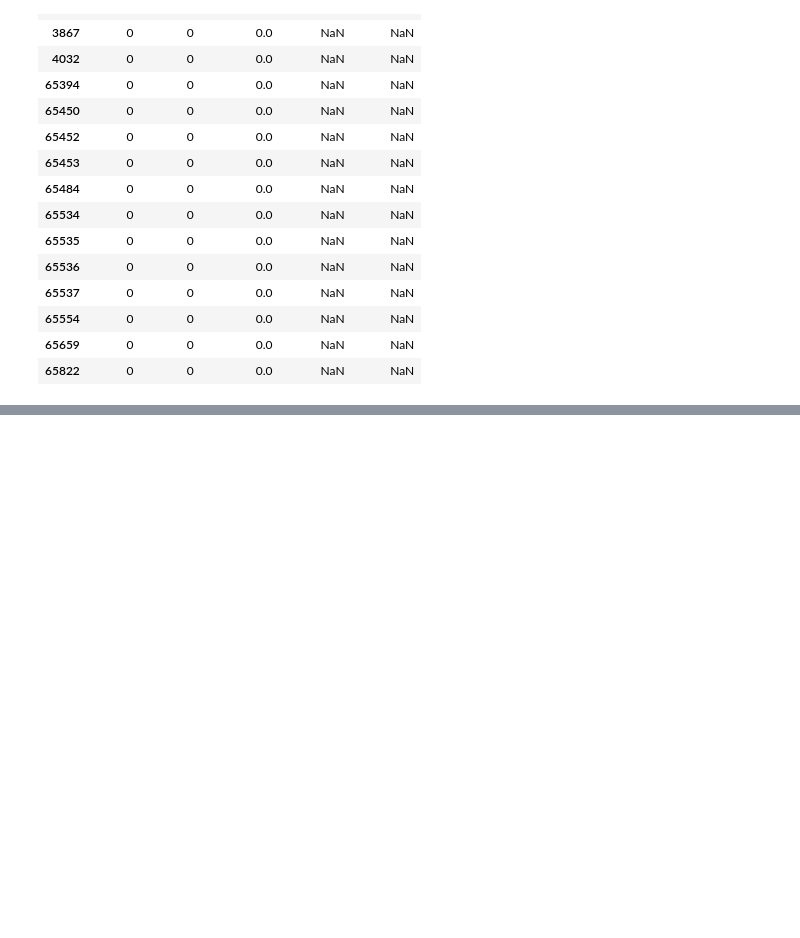
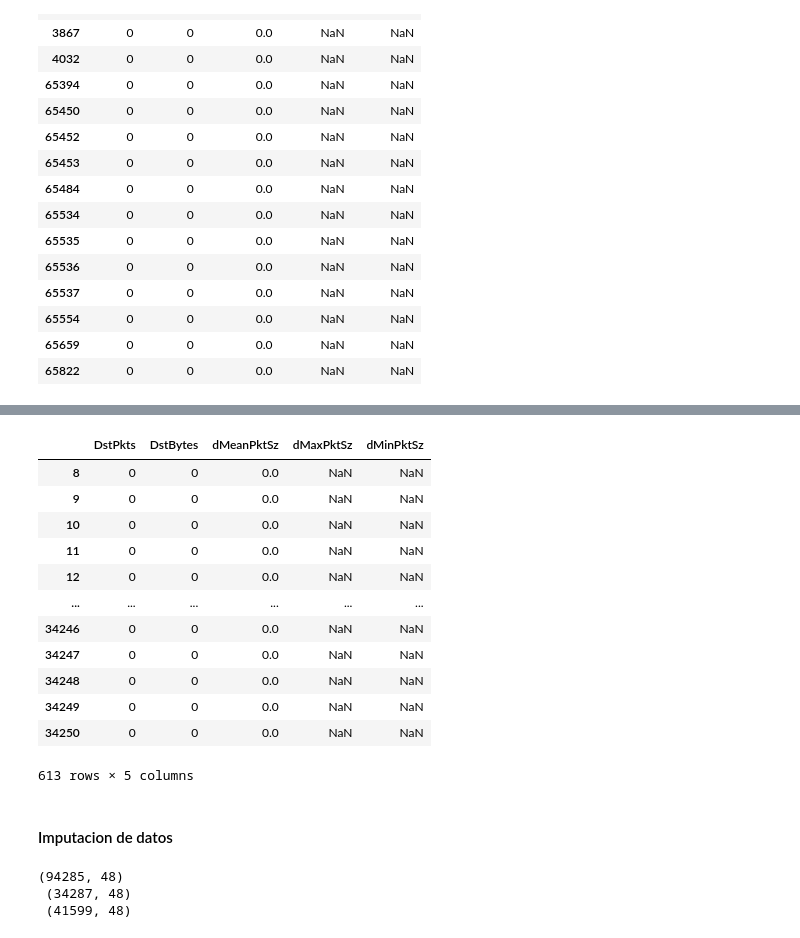
Before and after one commit to soyMA05/Clasiffication_TrafficSDN2, a Jupyter notebook: Fase2/preprocesamiento_limpieza.ipynb, the cells around one changed output, grey strips where cells are left out. Saved outputs shown, nothing was run; the diff lists cells and outputs as text; code cells hidden in the pictures; blank space fills up the shorter version.

Commit message:
Imputacion de datos: tratamiento a valores faltantes

```diff
--- a/Fase2/preprocesamiento_limpieza.ipynb
+++ b/Fase2/preprocesamiento_limpieza.ipynb
@@ -484,0 +531,19 @@ TypeError: 'float' object is not subscriptable
+# %%
+df_dos.iloc[:,[15,18,42,44,46]][(df_dos['DstPkts']==0) | (df_dos['DstBytes']==0) | (df_dos['dMeanPktSz']==0.0) |
+(df_dos['dMaxPktSz']==np.nan) & (df_dos['dMinPktSz']==np.nan) ]
+# %% [output]
+|  | DstPkts | DstBytes | dMeanPktSz | dMaxPktSz | dMinPktSz |
+| 8 | 0 | 0 | 0.0 | NaN | NaN |
+| 9 | 0 | 0 | 0.0 | NaN | NaN |
+| 10 | 0 | 0 | 0.0 | NaN | NaN |
+| 11 | 0 | 0 | 0.0 | NaN | NaN |
+| 12 | 0 | 0 | 0.0 | NaN | NaN |
+| ... | ... | ... | ... | ... | ... |
+| 34246 | 0 | 0 | 0.0 | NaN | NaN |
+| 34247 | 0 | 0 | 0.0 | NaN | NaN |
+| 34248 | 0 | 0 | 0.0 | NaN | NaN |
+| 34249 | 0 | 0 | 0.0 | NaN | NaN |
+| 34250 | 0 | 0 | 0.0 | NaN | NaN |
+613 rows × 5 columns
+# %% [markdown]
+#### Imputacion de datos
@@ -484,0 +577,7 @@ TypeError: 'float' object is not subscriptable
+# %%
+"""cantidad de registros"""
+print(df_normal.shape,'\n',df_dos.shape,'\n',df_probe.shape)
+# %% [output]
+(94285, 48)
+ (34287, 48)
+ (41599, 48)
```
Also changed, not shown: parts of 20 cells of this notebook.
